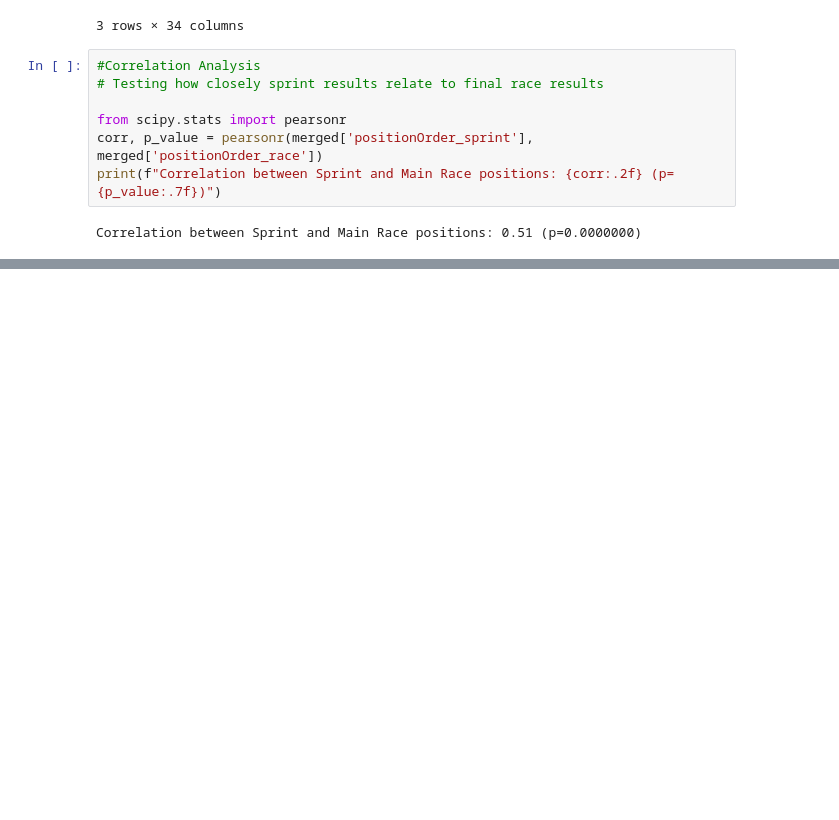
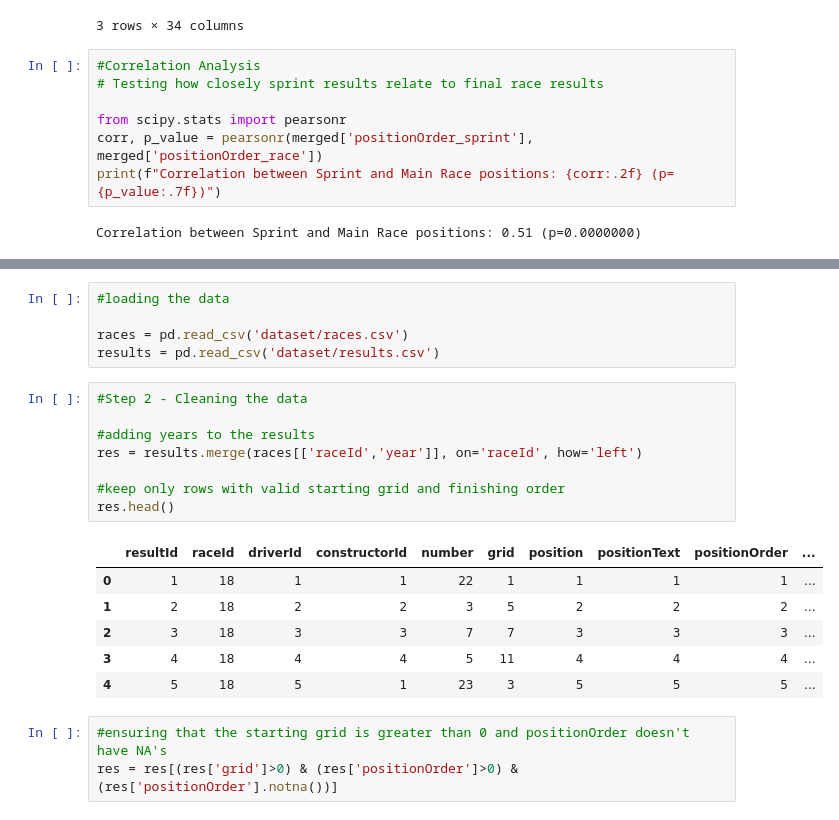
Before and after one commit to mahaejaz2699/Dissertation, a Jupyter notebook: data.ipynb, the cells around one changed output, grey strips where cells are left out. Drawn from its saved outputs; the diff is of its cells as text; blank space fills up the shorter version.

```diff
--- a/data.ipynb
+++ b/data.ipynb
@@ -1622,0 +1631,23 @@ This quantitative summary reinforces the earlier visual clustering results, conf
+# %%
+#loading the data
+
+races = pd.read_csv('dataset/races.csv')
+results = pd.read_csv('dataset/results.csv')
+# %%
+#Step 2 - Cleaning the data
+
+#adding years to the results
+res = results.merge(races[['raceId','year']], on='raceId', how='left')
+
+#keep only rows with valid starting grid and finishing order
+res.head()
+# %% [output]
+|  | resultId | raceId | driverId | constructorId | number | grid | position | positionText | positionOrder | ... |
+| 0 | 1 | 18 | 1 | 1 | 22 | 1 | 1 | 1 | 1 | ... |
+| 1 | 2 | 18 | 2 | 2 | 3 | 5 | 2 | 2 | 2 | ... |
+| 2 | 3 | 18 | 3 | 3 | 7 | 7 | 3 | 3 | 3 | ... |
+| 3 | 4 | 18 | 4 | 4 | 5 | 11 | 4 | 4 | 4 | ... |
+| 4 | 5 | 18 | 5 | 1 | 23 | 3 | 5 | 5 | 5 | ... |
+# %%
+#ensuring that the starting grid is greater than 0 and positionOrder doesn't have NA's
+res = res[(res['grid']>0) & (res['positionOrder']>0) & (res['positionOrder'].notna())]
```
Also changed, not shown: parts of 121 cells of this notebook.
